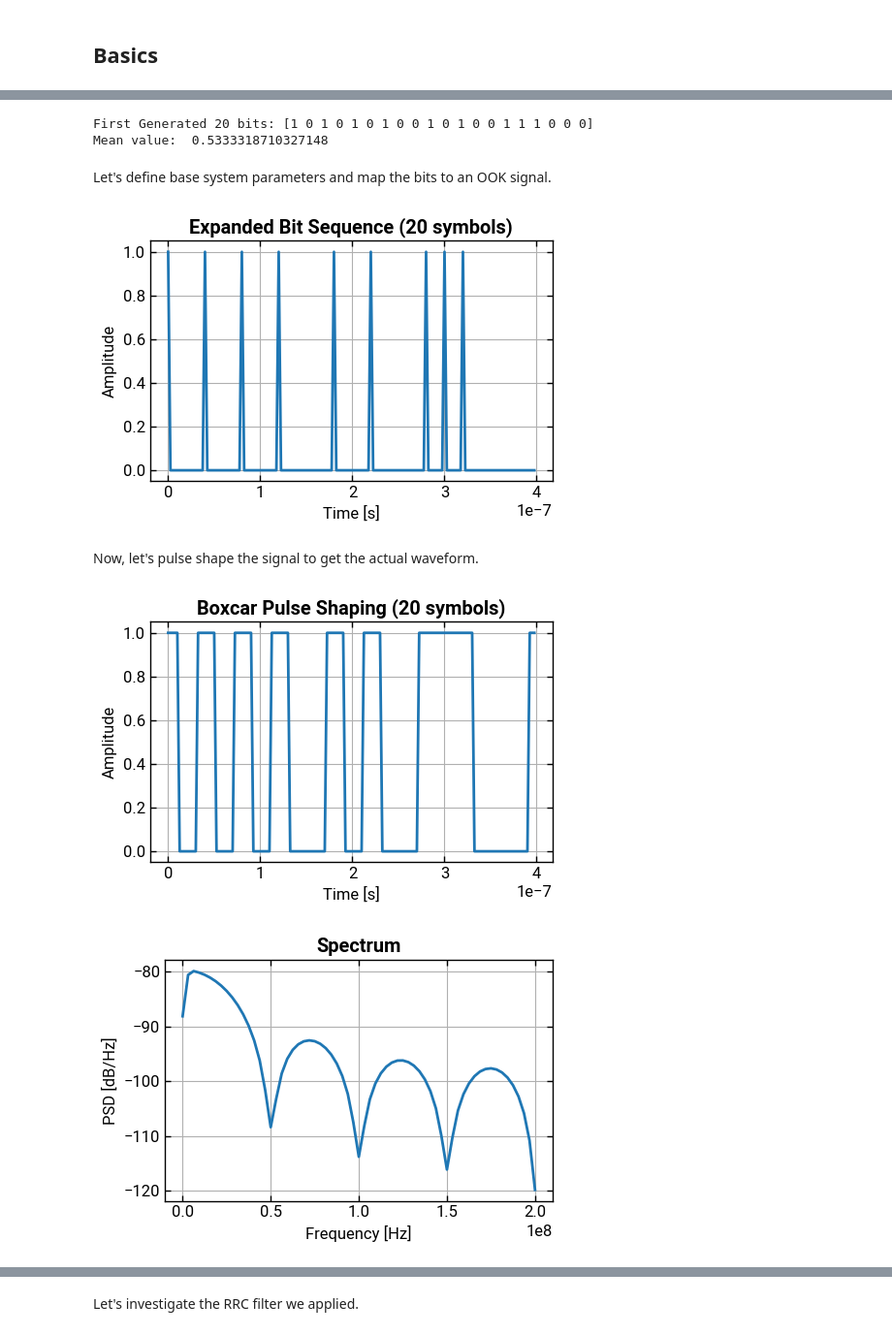
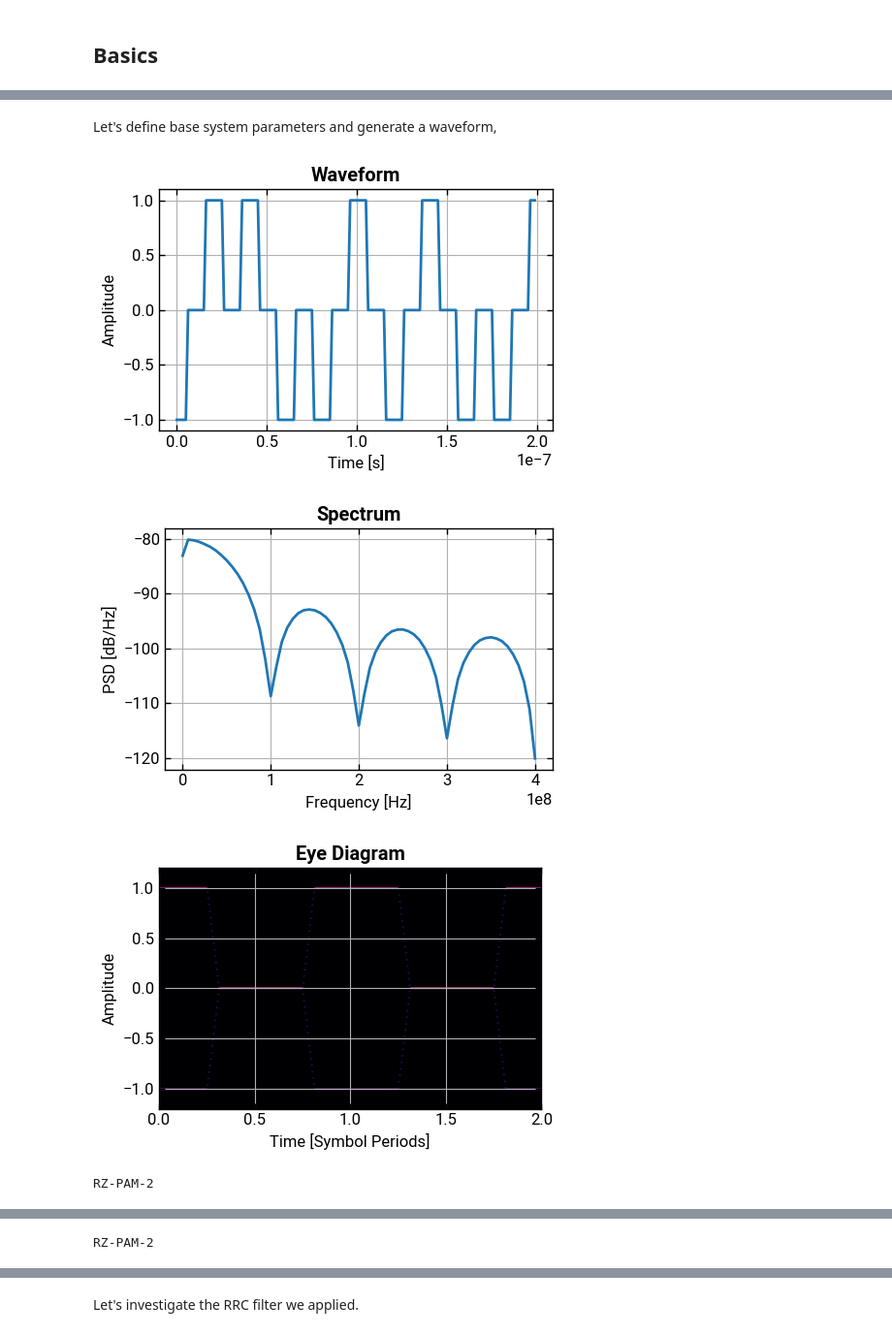
Before and after one commit to lokgar/commstools, a Jupyter notebook: examples/00-basics.ipynb, the cells around one changed output, grey strips where cells are left out. Shown at 97% size. Saved outputs shown, nothing was run; the diff lists cells and outputs as text; code cells hidden in the pictures.

```diff
--- a/examples/00-basics.ipynb
+++ b/examples/00-basics.ipynb
@@ -23,38 +17,41 @@ Let's start with generating a bit sequence which will represent the data we want
-# %%
-# Generate a Pseudo-Random Binary Sequence (PRBS)
-bits = prbs(length=2**20, order=31, seed=0x30F1CA55)
-
-print("First Generated 20 bits:", bits[:20])
-print("Mean value: ", bits.mean())
-# %% [output]
-First Generated 20 bits: [1 0 1 0 1 0 1 0 0 1 0 1 0 0 1 1 1 0 0 0]
-Mean value:  0.5333318710327148
 # %% [markdown]
-Let's define base system parameters and map the bits to an OOK signal.
+Let's define base system parameters and generate a waveform,
-# %%
-# Define system parameters
-symbol_rate = 50e6
-sampling_rate = 400e6
-sps = int(sampling_rate / symbol_rate)
-rrc_rolloff = 0.3
-
-sig_impulse = ook(bits, sampling_rate=sampling_rate, sps=sps, pulse_shape="none")
-
-sig_impulse.plot_signal(
-    num_symbols=20, show=True, title="Expanded Bit Sequence (20 symbols)"
-)
-# %% [output]
-[figure, removed]
-# %% [markdown]
-Now, let's pulse shape the signal to get the actual waveform.
-# %%
-# Boxcar (rectangular) pulse shaping
-sig_boxcar = ook(bits, sampling_rate=sampling_rate, sps=sps, pulse_shape="boxcar")
-
-sig_boxcar.plot_signal(
-    num_symbols=20, show=True, title="Boxcar Pulse Shaping (20 symbols)"
-)
-sig_boxcar.plot_psd(show=True, title="Spectrum")
-# %% [output]
-[figure, removed]
-[figure, removed]
+# %%
+import matplotlib.pyplot as plt
+
+# Define system parameters
+symbol_rate = 50e6
+sampling_rate = 800e6
+sps = int(sampling_rate / symbol_rate)
+rrc_rolloff = 0.1
+
+pam2rz = waveforms.rzpam_waveform(
+    order=2,
+    num_symbols=100_000,
+    sps=sps,
+    symbol_rate=symbol_rate,
+    pulse_shape="rect",
+    seed=42,
+)
+pam2rz.plot_signal(show=True, num_symbols=10)
+pam2rz.plot_psd(show=True)
+pam2rz.plot_eye(show=True)
+print(pam2rz.modulation_format)
+
+pam2rz = waveforms.rzpam_waveform(
+    order=2,
+    num_symbols=100_000,
+    sps=sps,
+    symbol_rate=symbol_rate,
+    pulse_shape="smoothrect",
+    seed=42,
+)
+pam2rz.plot_signal(show=True, num_symbols=10)
+pam2rz.plot_psd(show=True)
+pam2rz.plot_eye(show=True, type="line")
+print(pam2rz.modulation_format)
+# %% [output]
+[figure, added]
+[figure, added]
+[figure, added]
+RZ-PAM-2
@@ -60,0 +61 @@ sig_boxcar.plot_psd(show=True, title="Spectrum")
+RZ-PAM-2
```
Also changed, not shown: parts of 38 cells of this notebook, 26 other files.
